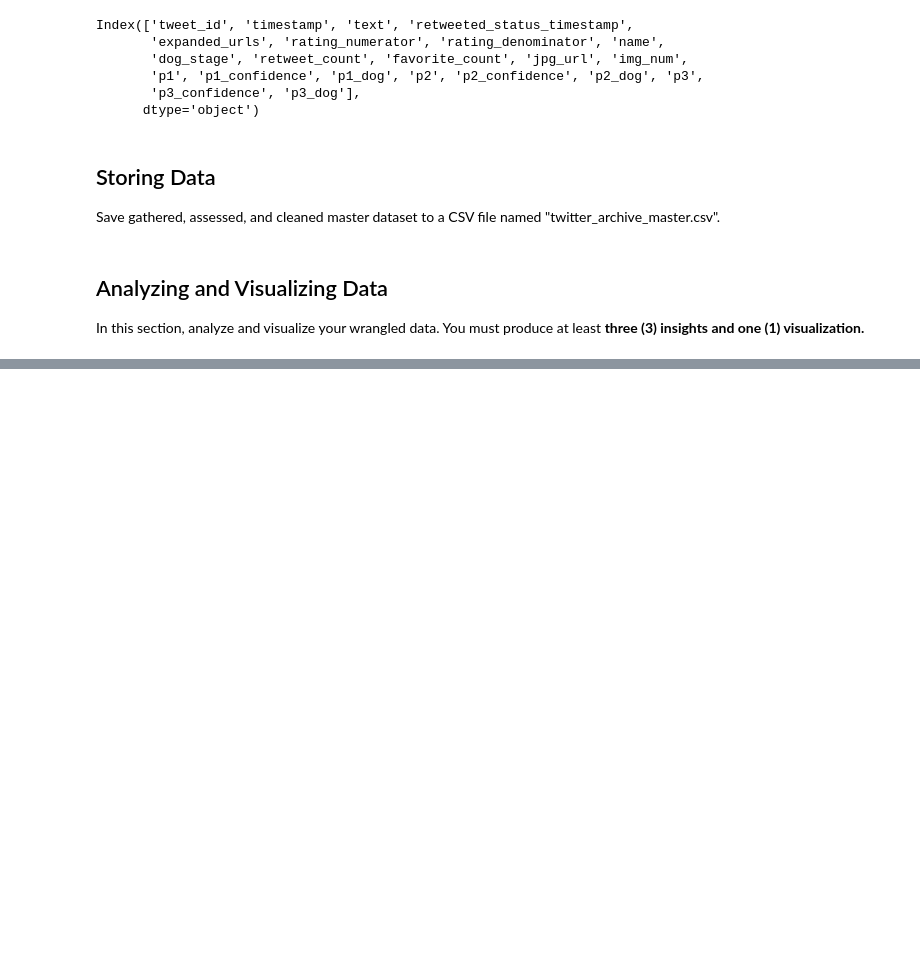
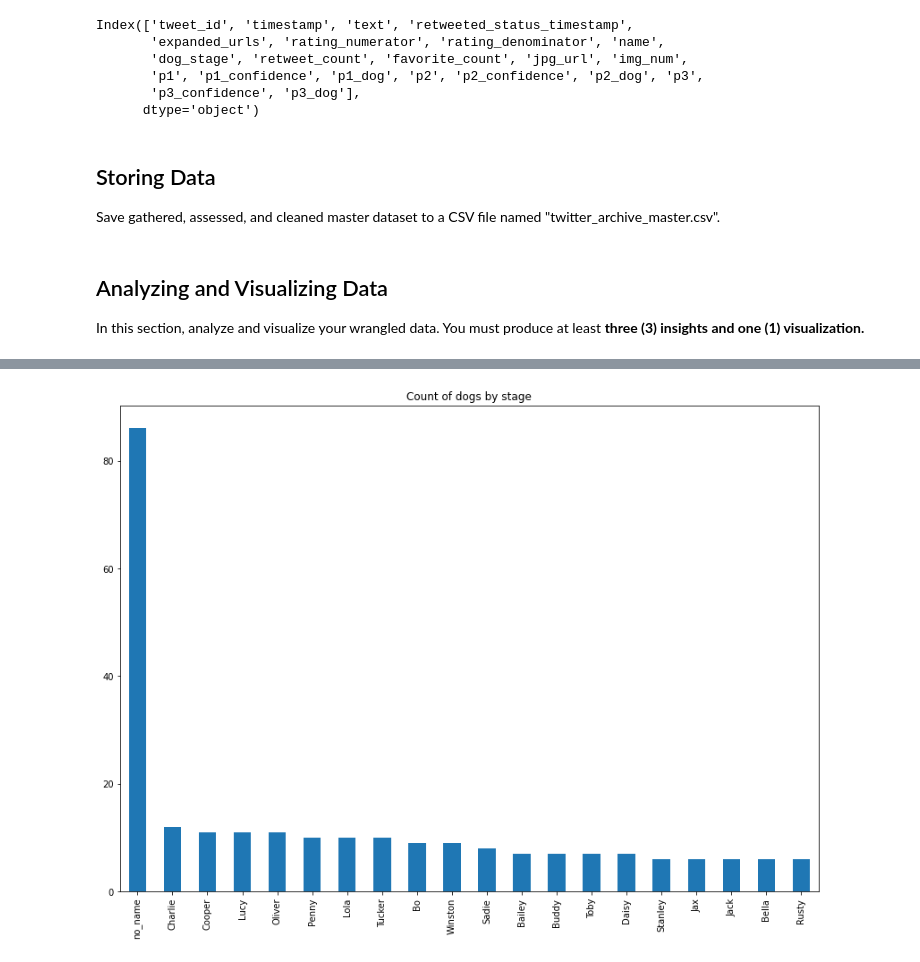
Before and after one commit to 3liud/ALX-data-wrangling-project, a Jupyter notebook: wrangle_act.ipynb, the cells around one changed output, grey strips where cells are left out. Drawn from its saved outputs; the diff is of its cells as text; code cells hidden in the pictures; blank space fills up the shorter version.

```diff
--- a/wrangle_act.ipynb
+++ b/wrangle_act.ipynb
@@ -676,0 +672,3 @@ In this section, analyze and visualize your wrangled data. You must produce at l
+# %%
+twitter_df = pd.read_csv('twitter_archive_master.csv')
+twitter_df.head(3)
@@ -676,0 +697,7 @@ In this section, analyze and visualize your wrangled data. You must produce at l
+# %%
+twitter_df.name.value_counts().head(20).plot(
+    kind='bar',
+    title="Count of dogs by stage",
+    figsize=(14, 10));
+# %% [output]
+[figure, added]
```
Also changed, not shown: parts of 12 cells of this notebook.
